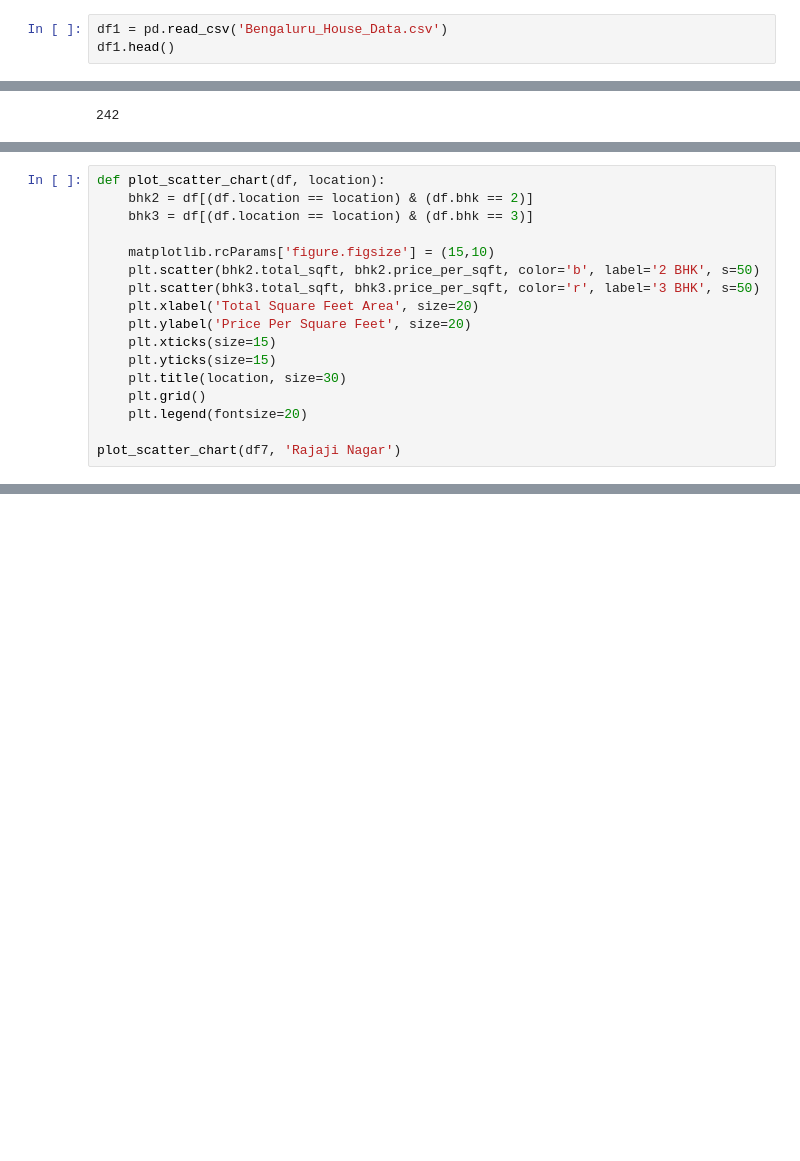
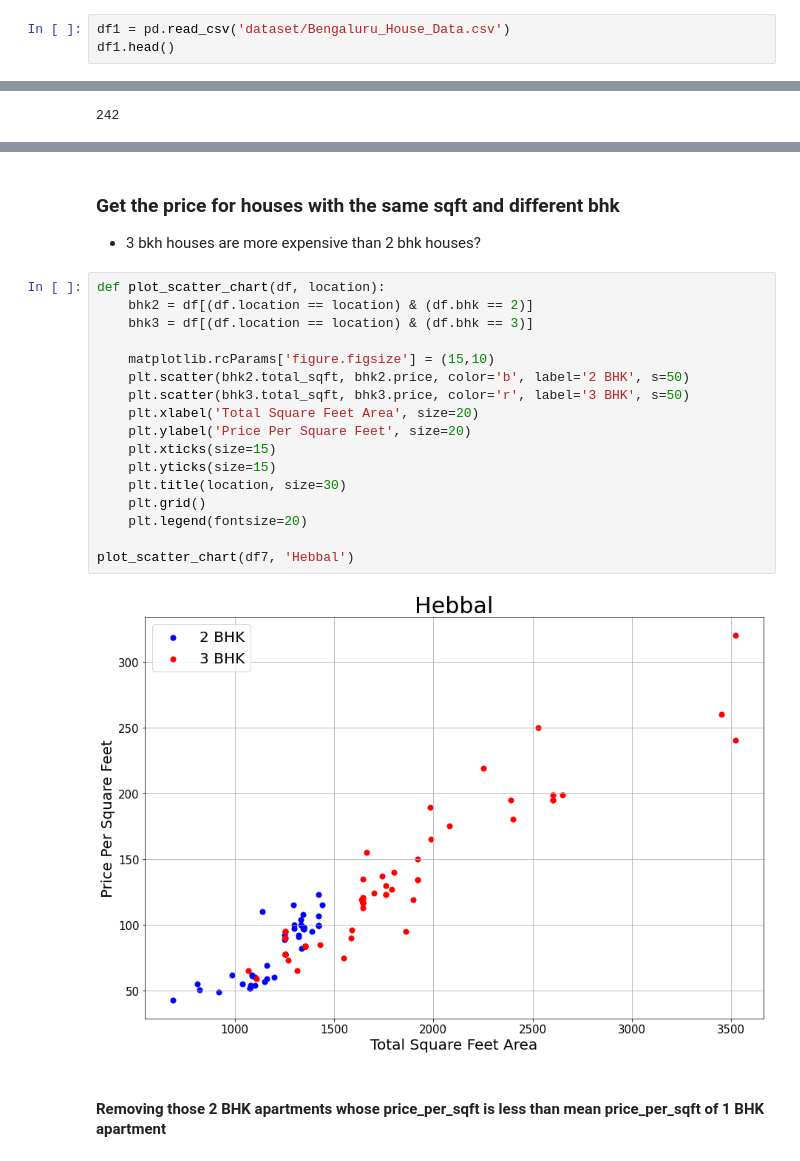
Before and after one commit to iago159/house_price_prediction, a Jupyter notebook: model/house_price_prediction.ipynb, the cells around one changed output, grey strips where cells are left out. Saved outputs shown, nothing was run; the diff lists cells and outputs as text; blank space fills up the shorter version.

Commit message:
Add files via upload
- house_price_prediction updated
- House price prediction model uploaded
- Columns necessary to the model uploaded

```diff
--- a/model/house_price_prediction.ipynb
+++ b/model/house_price_prediction.ipynb
@@ -8,7 +8,7 @@ matplotlib.rcParams['figure.figsize'] = (20,10)
 # %% [markdown]
 ## Import the data
 # %%
-df1 = pd.read_csv('Bengaluru_House_Data.csv')
+df1 = pd.read_csv('dataset/Bengaluru_House_Data.csv')
 df1.head()
 # %% [output]
 |  | area_type | availability | location | size | society | total_sqft | bath | balcony | price |
@@ -349,17 +231,0 @@ df7.shape
-# %%
-def plot_scatter_chart(df, location):
-    bhk2 = df[(df.location == location) & (df.bhk == 2)]
-    bhk3 = df[(df.location == location) & (df.bhk == 3)]
-
-    matplotlib.rcParams['figure.figsize'] = (15,10)
-    plt.scatter(bhk2.total_sqft, bhk2.price_per_sqft, color='b', label='2 BHK', s=50)
-    plt.scatter(bhk3.total_sqft, bhk3.price_per_sqft, color='r', label='3 BHK', s=50)
-    plt.xlabel('Total Square Feet Area', size=20)
-    plt.ylabel('Price Per Square Feet', size=20)
-    plt.xticks(size=15)
-    plt.yticks(size=15)
-    plt.title(location, size=30)
-    plt.grid()
-    plt.legend(fontsize=20)
-
-plot_scatter_chart(df7, 'Rajaji Nagar')
@@ -367,0 +298,24 @@ plot_scatter_chart(df7, 'Rajaji Nagar')
+# %% [markdown]
+### Get the price for houses with the same sqft and different bhk
+- 3 bkh houses are more expensive than 2 bhk houses?
+# %%
+def plot_scatter_chart(df, location):
+    bhk2 = df[(df.location == location) & (df.bhk == 2)]
+    bhk3 = df[(df.location == location) & (df.bhk == 3)]
+
+    matplotlib.rcParams['figure.figsize'] = (15,10)
+    plt.scatter(bhk2.total_sqft, bhk2.price, color='b', label='2 BHK', s=50)
+    plt.scatter(bhk3.total_sqft, bhk3.price, color='r', label='3 BHK', s=50)
+    plt.xlabel('Total Square Feet Area', size=20)
+    plt.ylabel('Price Per Square Feet', size=20)
+    plt.xticks(size=15)
+    plt.yticks(size=15)
+    plt.title(location, size=30)
+    plt.grid()
+    plt.legend(fontsize=20)
+
+plot_scatter_chart(df7, 'Hebbal')
+# %% [output]
+[figure, added]
+# %% [markdown]
+#### Removing those 2 BHK apartments whose price_per_sqft is less than mean price_per_sqft of 1 BHK apartment
```
Also changed, not shown: parts of 50 cells of this notebook, 2 other files.
